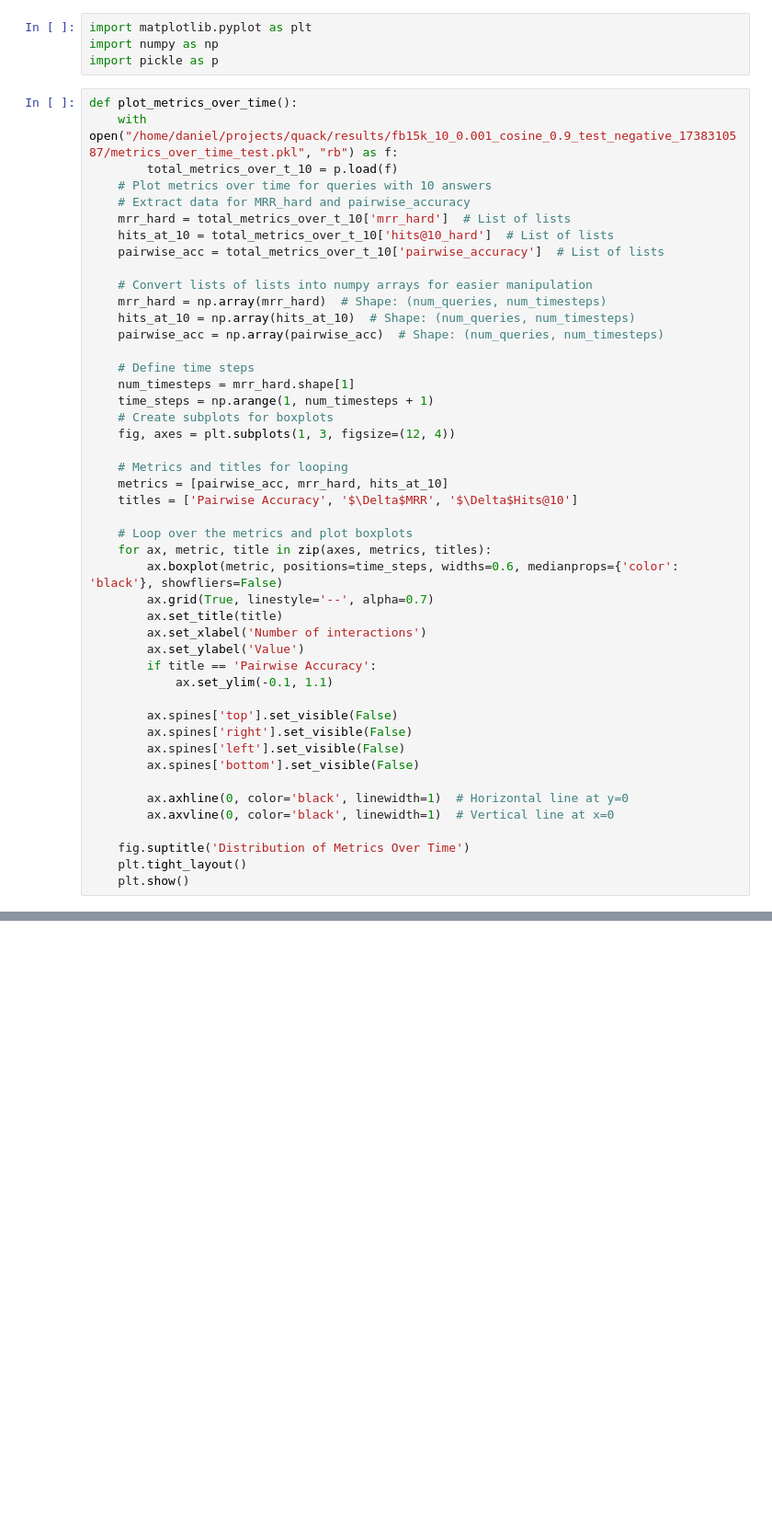
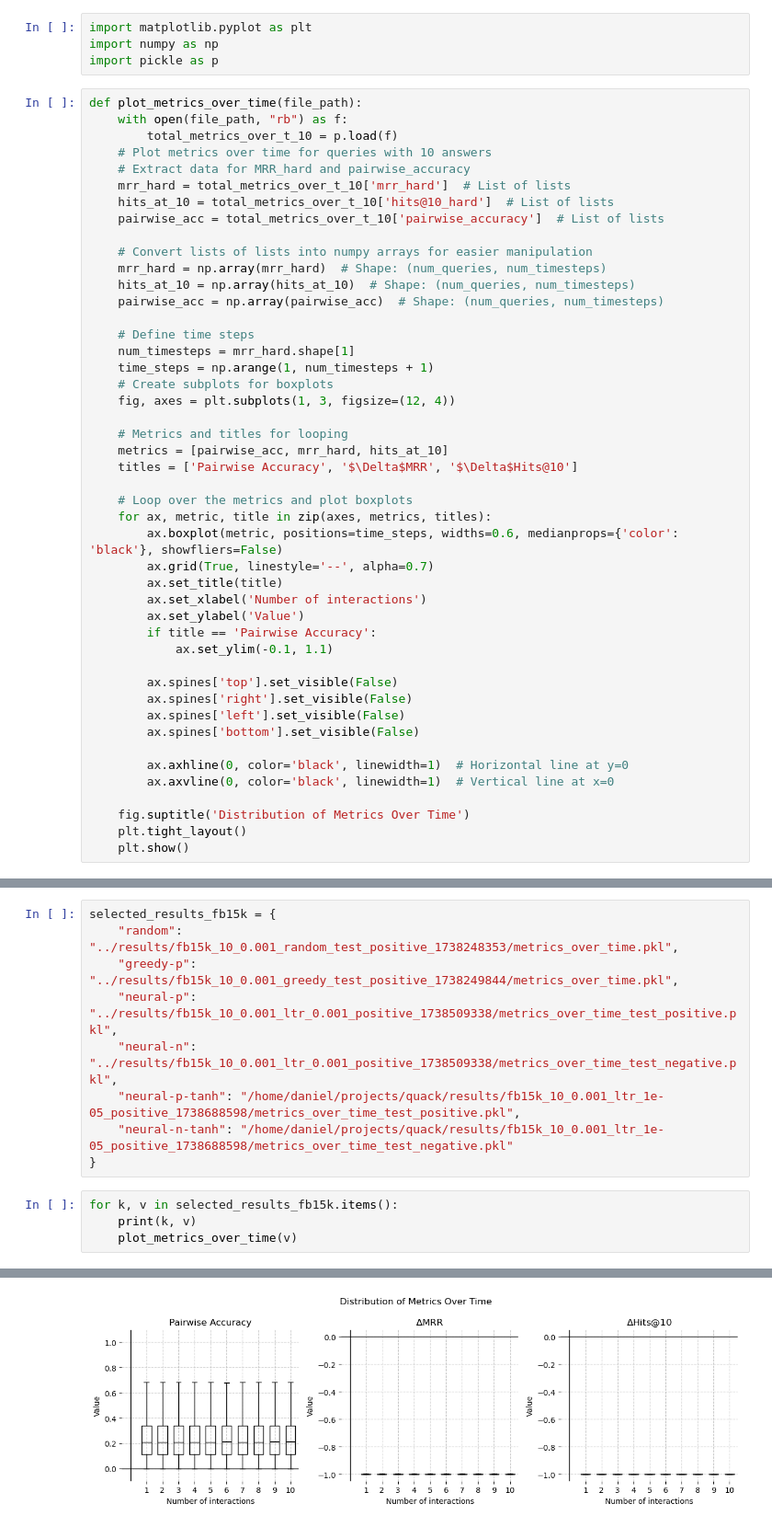
Before and after one commit to dfdazac/nqr, a Jupyter notebook: notebooks/00-metrics-over-time-analysis.ipynb, the cells around one changed output, grey strips where cells are left out. Shown: that part at 92% size. Cells and saved outputs as stored; diff of their text form; blank space fills up the shorter version.

```diff
--- a/notebooks/00-metrics-over-time-analysis.ipynb
+++ b/notebooks/00-metrics-over-time-analysis.ipynb
@@ -3,8 +3,8 @@ import matplotlib.pyplot as plt
 import numpy as np
 import pickle as p
 # %%
-def plot_metrics_over_time():
-    with open("/home/daniel/projects/quack/results/fb15k_10_0.001_cosine_0.9_test_negative_1738310587/metrics_over_time_test.pkl", "rb") as f:
+def plot_metrics_over_time(file_path):
+    with open(file_path, "rb") as f:
         total_metrics_over_t_10 = p.load(f)
     # Plot metrics over time for queries with 10 answers
     # Extract data for MRR_hard and pairwise_accuracy
@@ -55,0 +51,14 @@ ValueError: setting an array element with a sequence. The requested array has an
+# %%
+selected_results_fb15k = {
+    "random": "../results/fb15k_10_0.001_random_test_positive_1738248353/metrics_over_time.pkl",
+    "greedy-p": "../results/fb15k_10_0.001_greedy_test_positive_1738249844/metrics_over_time.pkl",
+    "neural-p": "../results/fb15k_10_0.001_ltr_0.001_positive_1738509338/metrics_over_time_test_positive.pkl",
+    "neural-n": "../results/fb15k_10_0.001_ltr_0.001_positive_1738509338/metrics_over_time_test_negative.pkl",
+    "neural-p-tanh": "/home/daniel/projects/quack/results/fb15k_10_0.001_ltr_1e-05_positive_1738688598/metrics_over_time_test_positive.pkl",
+    "neural-n-tanh": "/home/daniel/projects/quack/results/fb15k_10_0.001_ltr_1e-05_positive_1738688598/metrics_over_time_test_negative.pkl"
+}
+# %%
+for k, v in selected_results_fb15k.items():
+    print(k, v)
+    plot_metrics_over_time(v)
+# %% [output]
@@ -55,0 +66 @@ ValueError: setting an array element with a sequence. The requested array has an
+[figure, added]
```
Also changed, not shown: parts of 2 cells of this notebook, 3 other files.
